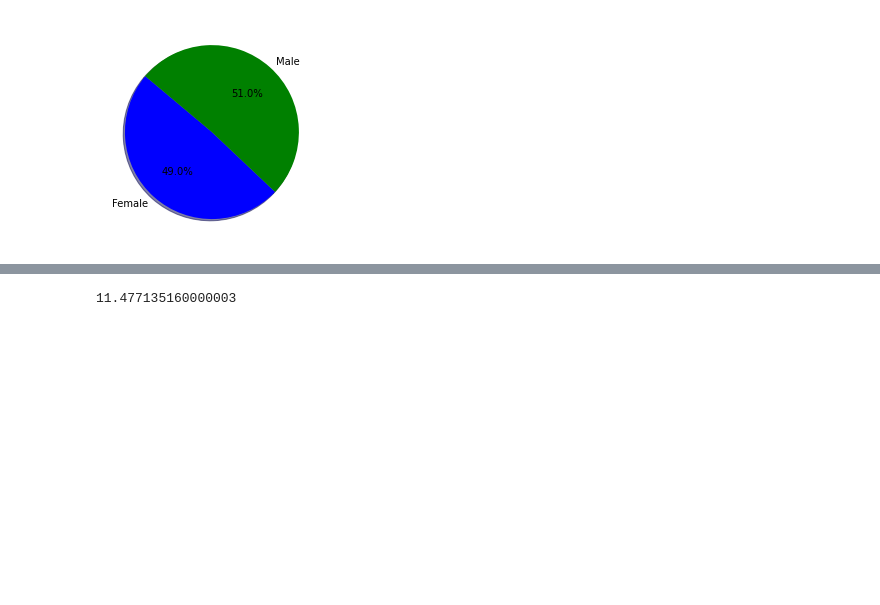
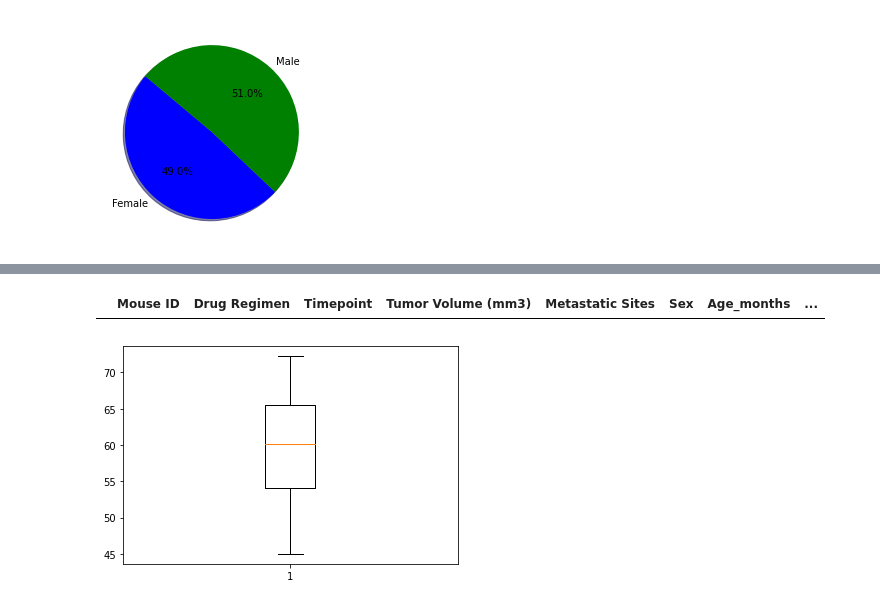
Before and after one commit to mel-c-lowe/MatPlotLib_Homework_05, a Jupyter notebook: Pymaceuticals.ipynb, the cells around one changed output, grey strips where cells are left out. Cells and saved outputs as stored; diff of their text form; code cells hidden in the pictures; blank space fills up the shorter version.

```diff
--- a/Pymaceuticals.ipynb
+++ b/Pymaceuticals.ipynb
@@ -298,28 +376,17 @@ ceftamin_data = top_drugs_tumor_data.loc[top_drugs_tumor_data["Drug Regimen"] ==
 # upperq = quartiles[0.75]
 # iqr = upperq-lowerq
 # quartiles
-
-# Capomulin
-cap_quartiles = capomulin_data["Tumor Volume (mm3)"].quantile([.25, .5, .75])
-cap_lowerq = cap_quartiles[.25]
-cap_upperq = cap_quartiles[.75]
-cap_iqr = cap_upperq - cap_lowerq
-
-# Ramicane
-ram_quartiles = ramicane_data["Tumor Volume (mm3)"].quantile([.25, .5, .75])
-ram_lowerq = ram_quartiles[.25]
-ram_upperq = ram_quartiles[.75]
-ram_iqr = ram_upperq - ram_lowerq
-
-# Infubinol
-inf_quartiles = infubinol_data["Tumor Volume (mm3)"].quantile([.25, .5, .75])
-inf_lowerq = inf_quartiles[.25]
-inf_upperq = inf_quartiles[.75]
-inf_iqr = inf_upperq - inf_lowerq
-
-# Ceftamin
-cef_quartiles = ceftamin_data["Tumor Volume (mm3)"].quantile([.25, .5, .75])
-cef_lowerq =
-cef_upper
-# %% [output]
-11.477135160000003
+# %%
+# Capomulin
+cap_quartiles = capomulin_data["Tumor Volume (mm3)"].quantile([.25, .5, .75])
+cap_lowerq = cap_quartiles[.25]
+cap_upperq = cap_quartiles[.75]
+cap_iqr = cap_upperq - cap_lowerq
+cap_lbound = cap_lowerq - (1.5 * cap_iqr)
+cap_ubound = cap_upperq + (1.5 * cap_iqr)
+
+# Flag entries that are greater or less than ubound and lbound
+cap_outliers = capomulin_data.loc[capomulin_data["Tumor Volume (mm3)"] < cap_lbound]
+cap_outliers
+# %% [output]
+|  | Mouse ID | Drug Regimen | Timepoint | Tumor Volume (mm3) | Metastatic Sites | Sex | Age_months | ... |
@@ -325,0 +401,18 @@ cef_upper
+# %%
+# Infubinol
+# This one is supposed to have an outlier and it's not showing up
+# Troubleshoot here
+# inf_quartiles = infubinol_data["Tumor Volume (mm3)"].quantile([.25, .5, .75])
+# inf_lowerq = inf_quartiles[.25]
+# inf_upperq = inf_quartiles[.75]
+# inf_iqr = inf_upperq - inf_lowerq
+# inf_lbound = inf_lowerq - (1.5 * inf_iqr)
+# inf_ubound = inf_upperq + (1.5 * inf_iqr)
+# inf_outliers = infubinol_data.loc[infubinol_data["Tumor Volume (mm3)"] < inf_lbound]
+# inf_lbound
+
+# plt.hist(california_data['HouseAge'])
+plt.boxplot(infubinol_data["Tumor Volume (mm3)"])
+plt.show()
+# %% [output]
+[figure, added]
```
Also changed, not shown: parts of 8 cells of this notebook.
